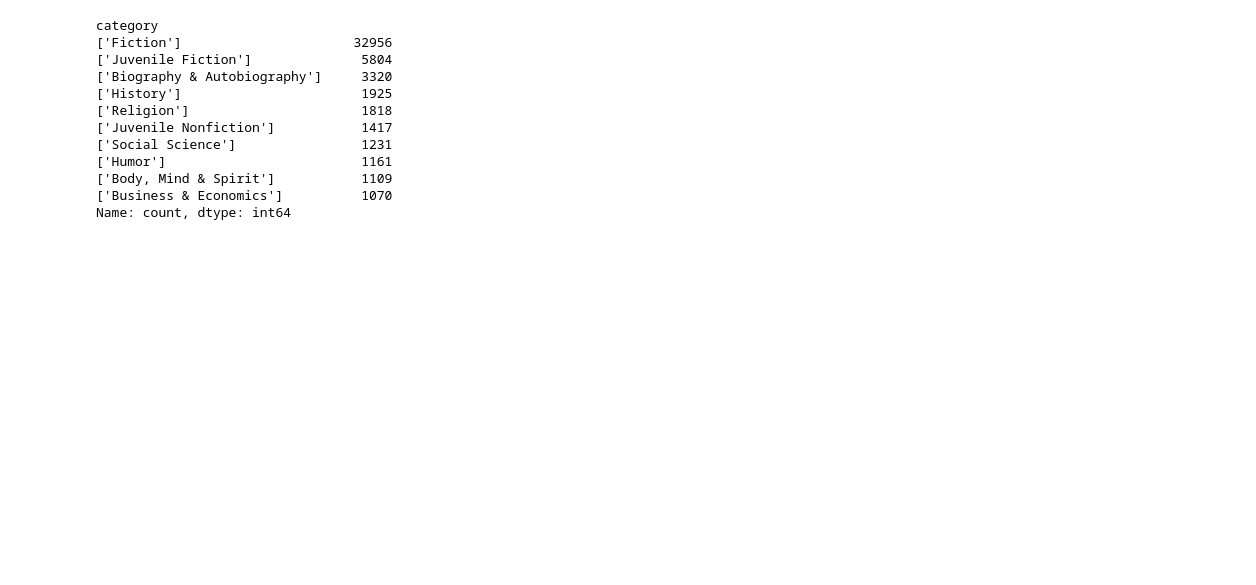
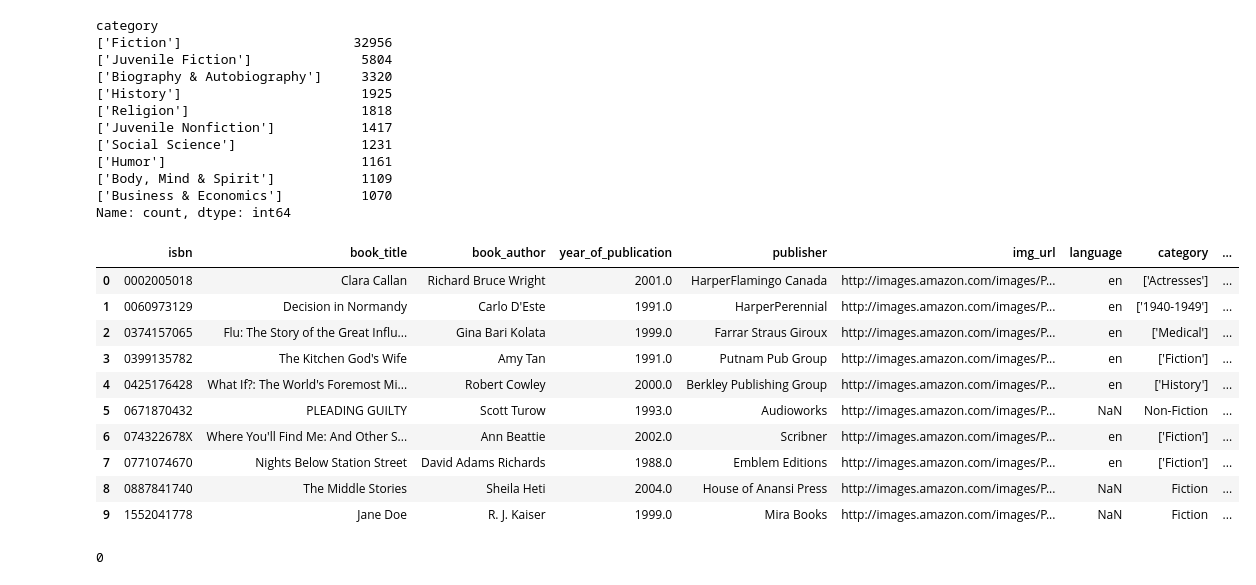
Before and after one commit to boostcampaitech8/pro-recsys-bookratingprediction-recsys-04, a Jupyter notebook: eda/jimin/eda.ipynb, the cells around one changed output. Drawn from its saved outputs; the diff is of its cells as text; code cells hidden in the pictures; blank space fills up the shorter version.

```diff
--- a/eda/jimin/eda.ipynb
+++ b/eda/jimin/eda.ipynb
@@ -254,3 +254,22 @@ category
 ['Body, Mind & Spirit']           1109
 ['Business & Economics']          1070
 Name: count, dtype: int64
+# %%
+books = pd.read_csv("/data/ephemeral/home/data/books_with_categories.csv")
+books.head(10)
+# %% [output]
+|  | isbn | book_title | book_author | year_of_publication | publisher | img_url | language | category | ... |
+| 0 | 0002005018 | Clara Callan | Richard Bruce Wright | 2001.0 | HarperFlamingo Canada | http://images.amazon.com/images/P... | en | ['Actresses'] | ... |
+| 1 | 0060973129 | Decision in Normandy | Carlo D'Este | 1991.0 | HarperPerennial | http://images.amazon.com/images/P... | en | ['1940-1949'] | ... |
+| 2 | 0374157065 | Flu: The Story of the Great Influ... | Gina Bari Kolata | 1999.0 | Farrar Straus Giroux | http://images.amazon.com/images/P... | en | ['Medical'] | ... |
+| 3 | 0399135782 | The Kitchen God's Wife | Amy Tan | 1991.0 | Putnam Pub Group | http://images.amazon.com/images/P... | en | ['Fiction'] | ... |
+| 4 | 0425176428 | What If?: The World's Foremost Mi... | Robert Cowley | 2000.0 | Berkley Publishing Group | http://images.amazon.com/images/P... | en | ['History'] | ... |
+| 5 | 0671870432 | PLEADING GUILTY | Scott Turow | 1993.0 | Audioworks | http://images.amazon.com/images/P... | NaN | Non-Fiction | ... |
+| 6 | 074322678X | Where You'll Find Me: And Other S... | Ann Beattie | 2002.0 | Scribner | http://images.amazon.com/images/P... | en | ['Fiction'] | ... |
+| 7 | 0771074670 | Nights Below Station Street | David Adams Richards | 1988.0 | Emblem Editions | http://images.amazon.com/images/P... | en | ['Fiction'] | ... |
+| 8 | 0887841740 | The Middle Stories | Sheila Heti | 2004.0 | House of Anansi Press | http://images.amazon.com/images/P... | NaN | Fiction | ... |
+| 9 | 1552041778 | Jane Doe | R. J. Kaiser | 1999.0 | Mira Books | http://images.amazon.com/images/P... | NaN | Fiction | ... |
+# %%
+print(books['category'].isna().sum())
+# %% [output]
+0
```
Also changed, not shown: 2 other files.
